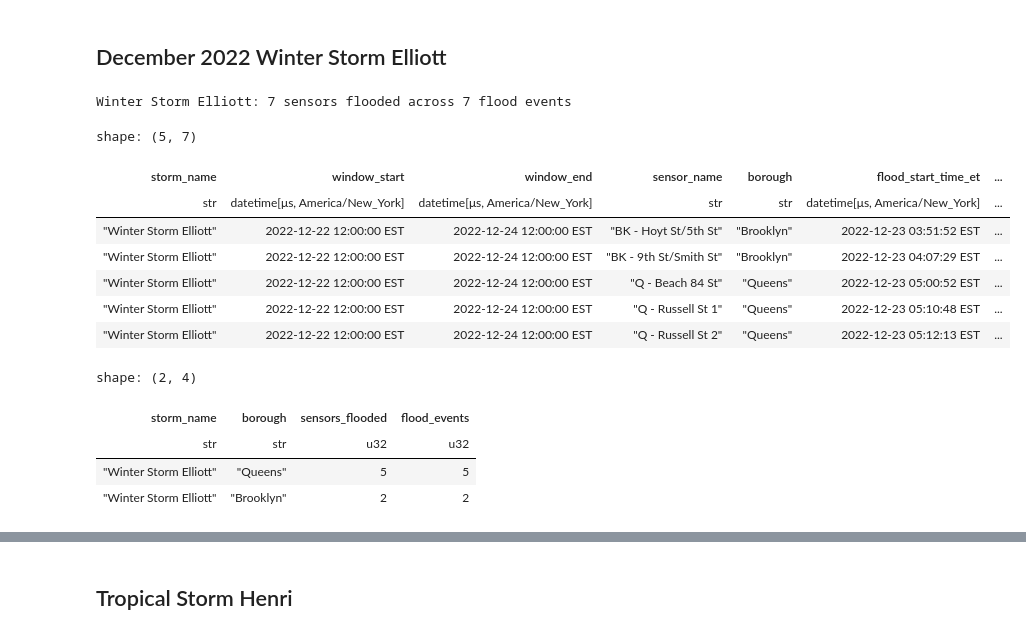
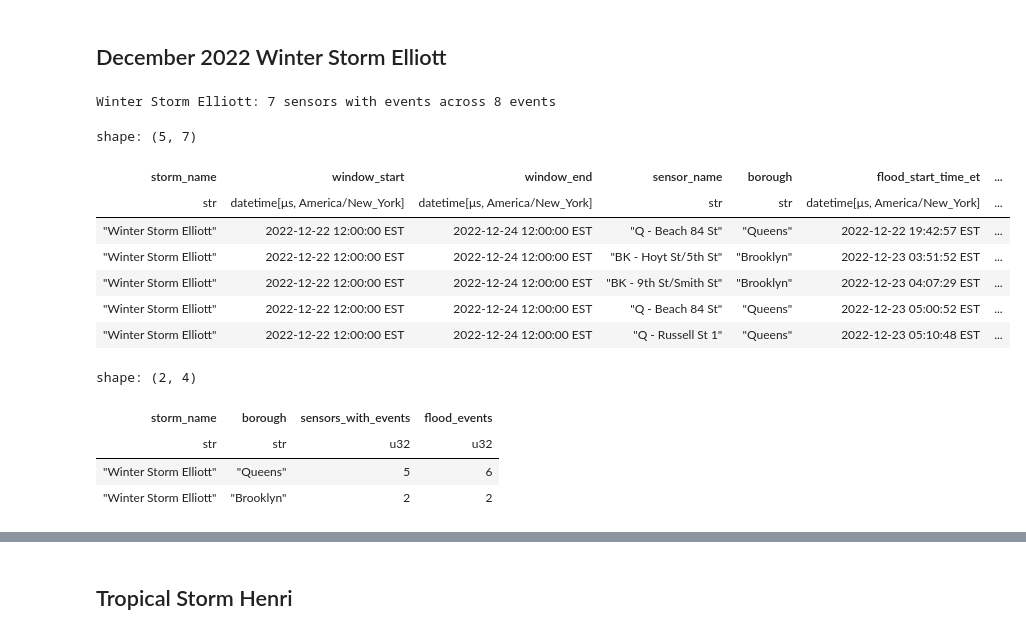
Before and after one commit to mebauer/floodnet-nyc-tutorial, a Jupyter notebook: 03-flood-profiles.ipynb, the cells around one changed output, grey strips where cells are left out. Drawn from its saved outputs; the diff is of its cells as text; code cells hidden in the pictures.

Commit message:
Storm plots: default depth floor 0, inclusive; label sensors with events, not flooded

```diff
--- a/03-flood-profiles.ipynb
+++ b/03-flood-profiles.ipynb
@@ -677,51 +677,51 @@ A function to plot these notable events. However, you probably want to customize
 # %%
 # The same events the plot below draws, one row per flood event
 date_storm = '2022-12-23'
 time_buffer = 12
 storm_name = 'Winter Storm Elliott'
 
 events_table = floodnet.storm_events(
     merged_df,
     date_storm, time_buffer, storm_name
 )
 
-sensors_flooded = events_table['sensor_id'].n_unique()
-print(f"{storm_name}: {sensors_flooded} sensors flooded across {events_table.height} flood events")
+sensors_with_events = events_table['sensor_id'].n_unique()
+print(f"{storm_name}: {sensors_with_events} sensors with events across {events_table.height} events")
 
 # every column of the input carries through; preview a few
 cols = [
     'storm_name',
     'window_start',
     'window_end',
     'sensor_name',
     'borough',
     'flood_start_time_et',
     'max_depth_inches'
 ]
 
 events_table.select(cols).head()
 # %% [output]
-Winter Storm Elliott: 7 sensors flooded across 7 flood events
+Winter Storm Elliott: 7 sensors with events across 8 events
 shape: (5, 7)
 | storm_name | window_start | window_end | sensor_name | borough | flood_start_time_et | ... |
 | str | datetime[μs, America/New_York] | datetime[μs, America/New_York] | str | str | datetime[μs, America/New_York] | ... |
+| "Winter Storm Elliott" | 2022-12-22 12:00:00 EST | 2022-12-24 12:00:00 EST | "Q - Beach 84 St" | "Queens" | 2022-12-22 19:42:57 EST | ... |
 | "Winter Storm Elliott" | 2022-12-22 12:00:00 EST | 2022-12-24 12:00:00 EST | "BK - Hoyt St/5th St" | "Brooklyn" | 2022-12-23 03:51:52 EST | ... |
 | "Winter Storm Elliott" | 2022-12-22 12:00:00 EST | 2022-12-24 12:00:00 EST | "BK - 9th St/Smith St" | "Brooklyn" | 2022-12-23 04:07:29 EST | ... |
 | "Winter Storm Elliott" | 2022-12-22 12:00:00 EST | 2022-12-24 12:00:00 EST | "Q - Beach 84 St" | "Queens" | 2022-12-23 05:00:52 EST | ... |
 | "Winter Storm Elliott" | 2022-12-22 12:00:00 EST | 2022-12-24 12:00:00 EST | "Q - Russell St 1" | "Queens" | 2022-12-23 05:10:48 EST | ... |
-| "Winter Storm Elliott" | 2022-12-22 12:00:00 EST | 2022-12-24 12:00:00 EST | "Q - Russell St 2" | "Queens" | 2022-12-23 05:12:13 EST | ... |
 # %%
-# how many sensors flooded, and where
+# how many sensors recorded events, and where
 # n_unique, not len: one sensor can log several events in a single storm
 events_table.group_by(['storm_name', 'borough']).agg(
-    pl.col('sensor_id').n_unique().alias('sensors_flooded'),
+    pl.col('sensor_id').n_unique().alias('sensors_with_events'),
     pl.len().alias('flood_events')
-).sort('sensors_flooded', descending=True)
+).sort('sensors_with_events', descending=True)
 # %% [output]
 shape: (2, 4)
-| storm_name | borough | sensors_flooded | flood_events |
+| storm_name | borough | sensors_with_events | flood_events |
 | str | str | u32 | u32 |
-| "Winter Storm Elliott" | "Queens" | 5 | 5 |
+| "Winter Storm Elliott" | "Queens" | 5 | 6 |
 | "Winter Storm Elliott" | "Brooklyn" | 2 | 2 |
 # %%
 date_storm = '2022-12-23'
```
Also changed, not shown: parts of 6 cells of this notebook, 2 other files.
